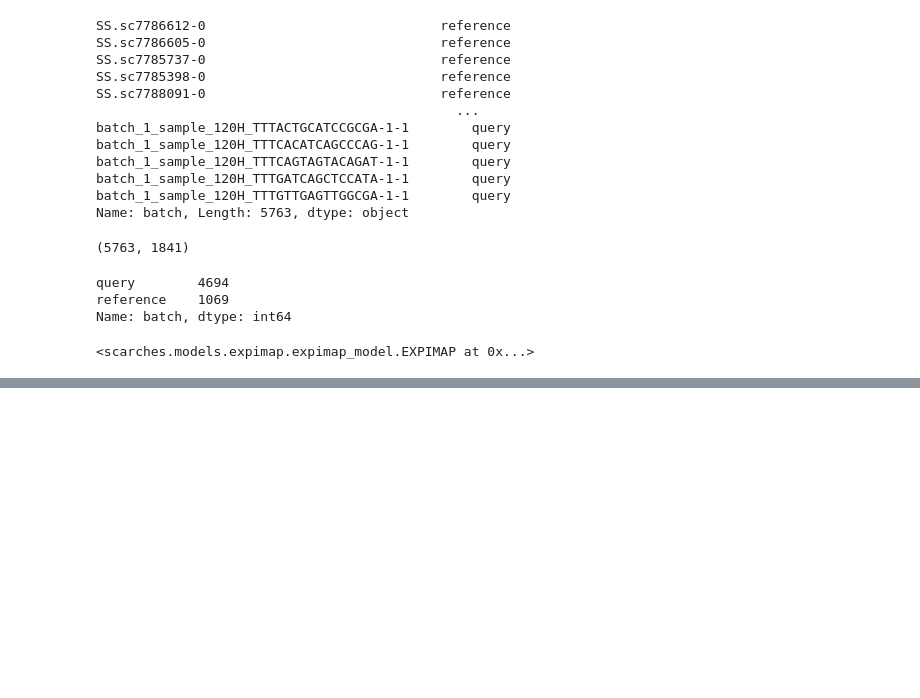
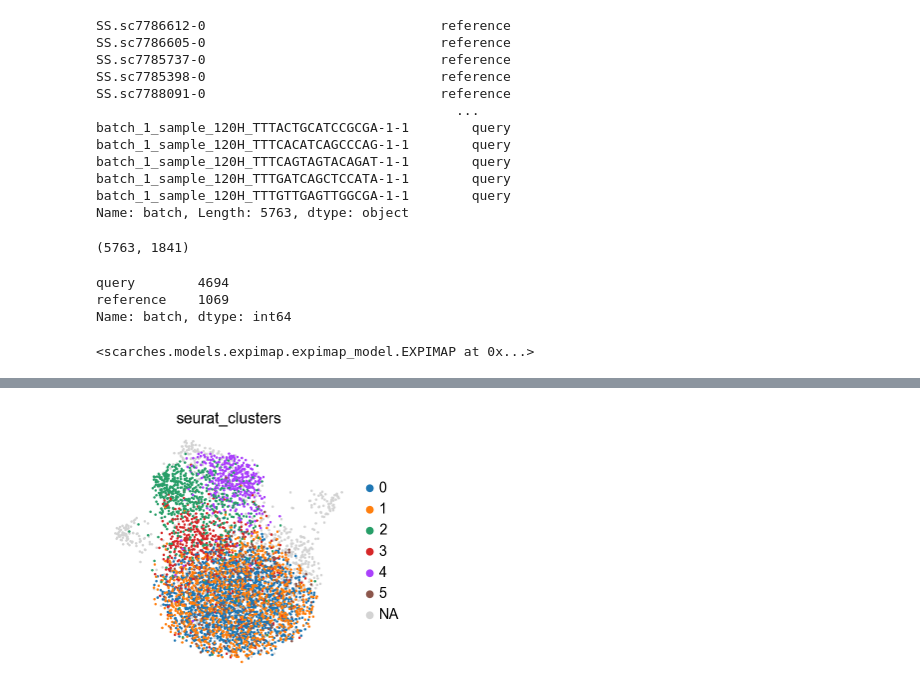
Before and after one commit to Luneesh/in-house, a Jupyter notebook: UmapTypeShizz copy.ipynb, the cells around one changed output, grey strips where cells are left out. Cells and saved outputs as stored; diff of their text form; code cells hidden in the pictures; blank space fills up the shorter version.

```diff
--- a/UmapTypeShizz copy.ipynb
+++ b/UmapTypeShizz copy.ipynb
@@ -301,0 +311,5 @@ sc.pl.umap(dataset_samen, color=['Characteristics.inferred.cell.type...authors.l
+# %%
+
+sc.pl.umap(dataset_samen, color=['seurat_clusters'], frameon=False, wspace=0.6)
+# %% [output]
+[figure, added]
```
Also changed, not shown: parts of 5 cells of this notebook.
